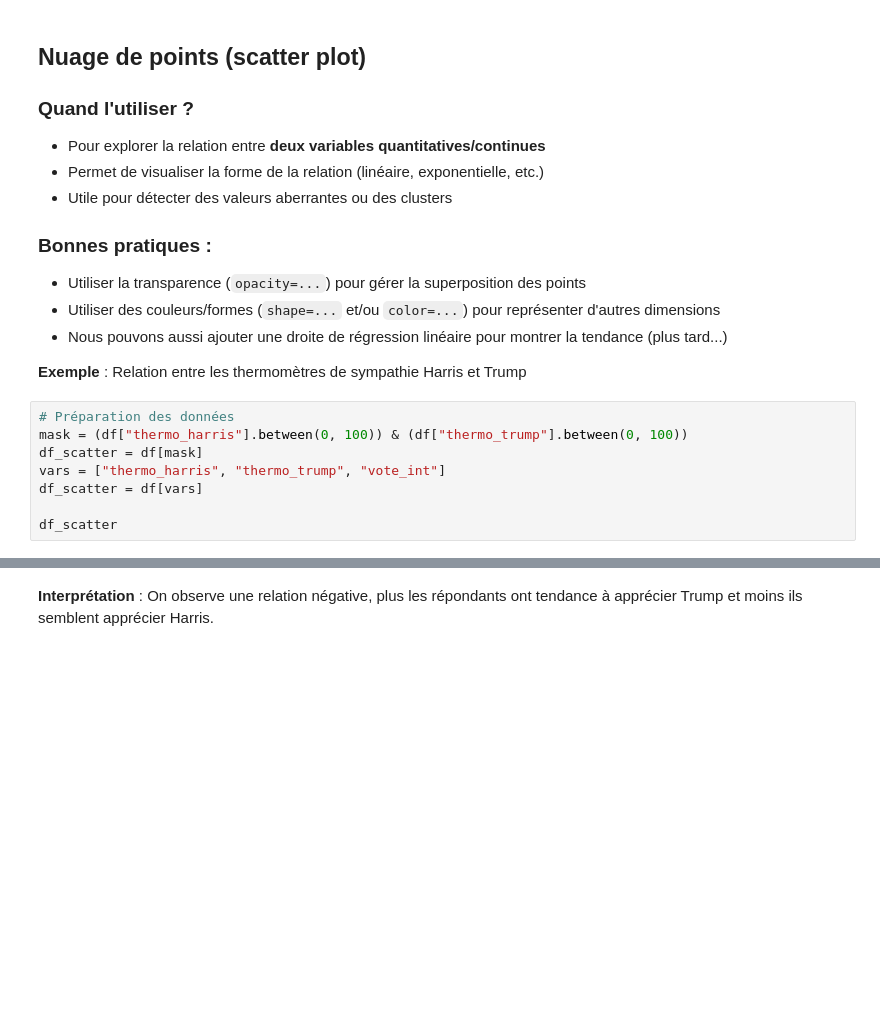
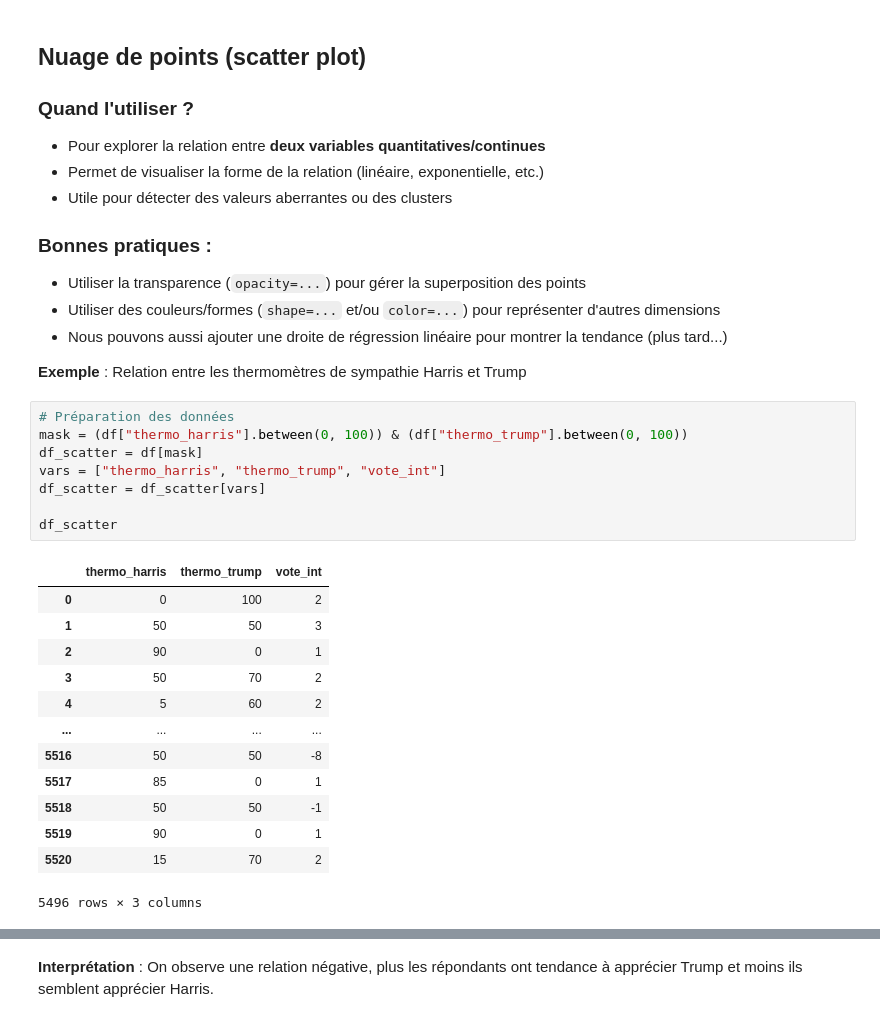
Before and after one commit to SciencesPoBordeaux/data-viz, a Jupyter notebook: notebooks/08-bivar-i.ipynb, the cells around one changed output, grey strips where cells are left out. Cells and saved outputs as stored; diff of their text form; blank space fills up the shorter version.

Commit message:
correct filter for df_scatter

```diff
--- a/notebooks/08-bivar-i.ipynb
+++ b/notebooks/08-bivar-i.ipynb
@@ -91,11 +102,25 @@ df.head()
 # %%
 # Préparation des données
 mask = (df["thermo_harris"].between(0, 100)) & (df["thermo_trump"].between(0, 100))
 df_scatter = df[mask]
 vars = ["thermo_harris", "thermo_trump", "vote_int"]
-df_scatter = df[vars]
+df_scatter = df_scatter[vars]
 
 df_scatter
+# %% [output]
+|  | thermo_harris | thermo_trump | vote_int |
+| 0 | 0 | 100 | 2 |
+| 1 | 50 | 50 | 3 |
+| 2 | 90 | 0 | 1 |
+| 3 | 50 | 70 | 2 |
+| 4 | 5 | 60 | 2 |
+| ... | ... | ... | ... |
+| 5516 | 50 | 50 | -8 |
+| 5517 | 85 | 0 | 1 |
+| 5518 | 50 | 50 | -1 |
+| 5519 | 90 | 0 | 1 |
+| 5520 | 15 | 70 | 2 |
+5496 rows × 3 columns
 # %%
 alt.Chart(df_scatter).mark_point(size=25, opacity=0.35).encode(
     x=alt.X(
```
Also changed, not shown: parts of 3 cells of this notebook.
